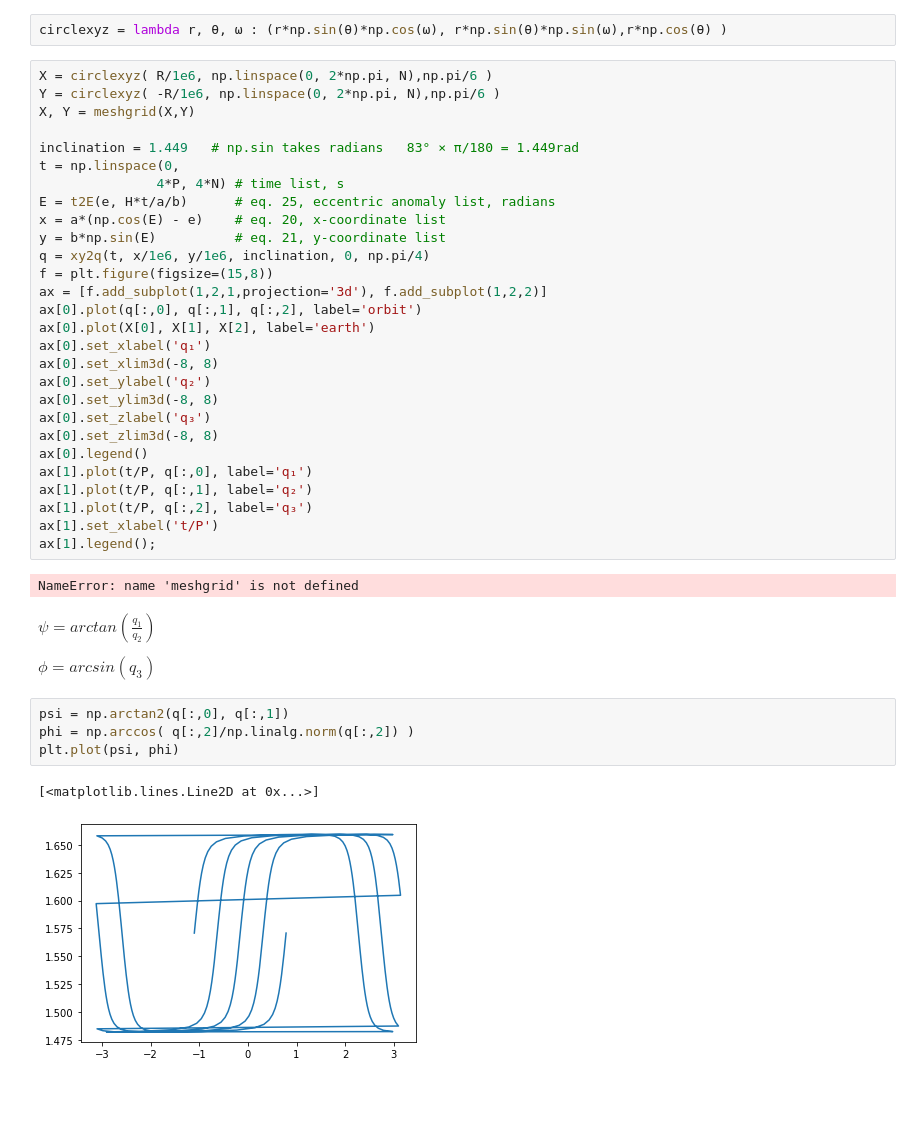
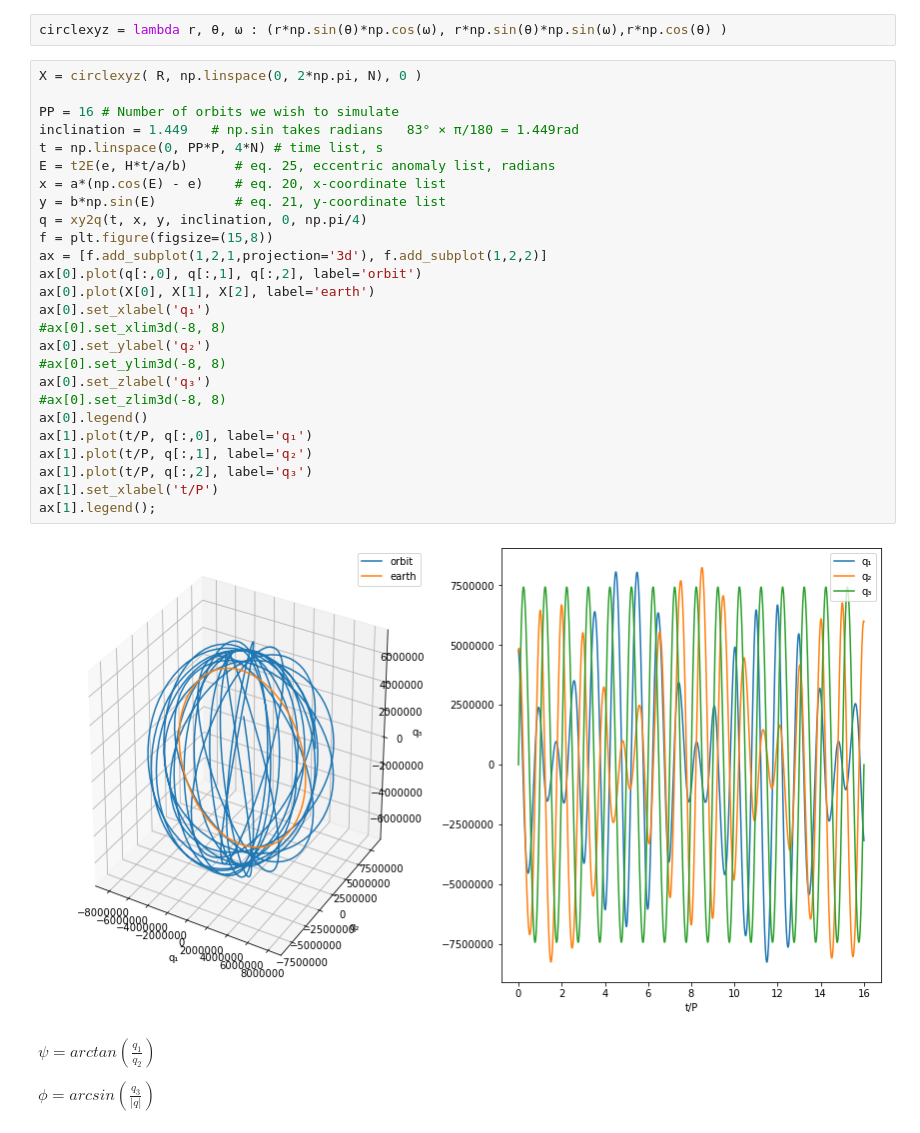
Before and after one commit to rickyle327/Math-Clinic-Fall-2019, a Jupyter notebook: Kepler-to-Equirect.ipynb, the cells around one changed output. Cells and saved outputs as stored; diff of their text form; blank space fills up the shorter version.

```diff
--- a/Kepler-to-Equirect.ipynb
+++ b/Kepler-to-Equirect.ipynb
@@ -101,43 +107,34 @@ ax[1].legend();
 # %%
 circlexyz = lambda r, θ, ω : (r*np.sin(θ)*np.cos(ω), r*np.sin(θ)*np.sin(ω),r*np.cos(θ) )
 # %%
-X = circlexyz( R/1e6, np.linspace(0, 2*np.pi, N),np.pi/6 )
-Y = circlexyz( -R/1e6, np.linspace(0, 2*np.pi, N),np.pi/6 )
-X, Y = meshgrid(X,Y)
+X = circlexyz( R, np.linspace(0, 2*np.pi, N), 0 )
 
+PP = 16 # Number of orbits we wish to simulate
 inclination = 1.449   # np.sin takes radians   83° × π/180 = 1.449rad
-t = np.linspace(0,
-               4*P, 4*N) # time list, s
+t = np.linspace(0, PP*P, 4*N) # time list, s
 E = t2E(e, H*t/a/b)      # eq. 25, eccentric anomaly list, radians
 x = a*(np.cos(E) - e)    # eq. 20, x-coordinate list
 y = b*np.sin(E)          # eq. 21, y-coordinate list
-q = xy2q(t, x/1e6, y/1e6, inclination, 0, np.pi/4)
+q = xy2q(t, x, y, inclination, 0, np.pi/4)
 f = plt.figure(figsize=(15,8))
 ax = [f.add_subplot(1,2,1,projection='3d'), f.add_subplot(1,2,2)]
 ax[0].plot(q[:,0], q[:,1], q[:,2], label='orbit')
 ax[0].plot(X[0], X[1], X[2], label='earth')
 ax[0].set_xlabel('q₁')
-ax[0].set_xlim3d(-8, 8)
+#ax[0].set_xlim3d(-8, 8)
 ax[0].set_ylabel('q₂')
-ax[0].set_ylim3d(-8, 8)
+#ax[0].set_ylim3d(-8, 8)
 ax[0].set_zlabel('q₃')
-ax[0].set_zlim3d(-8, 8)
+#ax[0].set_zlim3d(-8, 8)
 ax[0].legend()
 ax[1].plot(t/P, q[:,0], label='q₁')
 ax[1].plot(t/P, q[:,1], label='q₂')
 ax[1].plot(t/P, q[:,2], label='q₃')
 ax[1].set_xlabel('t/P')
 ax[1].legend();
 # %% [output]
-NameError: name 'meshgrid' is not defined
+[figure, added]
 # %% [markdown]
 $\psi = arctan(\frac{q_1}{q_2})$
 
-$\phi = arcsin(q_3)$
+$\phi = arcsin(\frac{q_3}{|q|})$
-# %%
-psi = np.arctan2(q[:,0], q[:,1])
-phi = np.arccos( q[:,2]/np.linalg.norm(q[:,2]) )
-plt.plot(psi, phi)
-# %% [output]
-[<matplotlib.lines.Line2D at 0x...>]
-[figure, removed]
```
Also changed, not shown: parts of 9 cells of this notebook.
